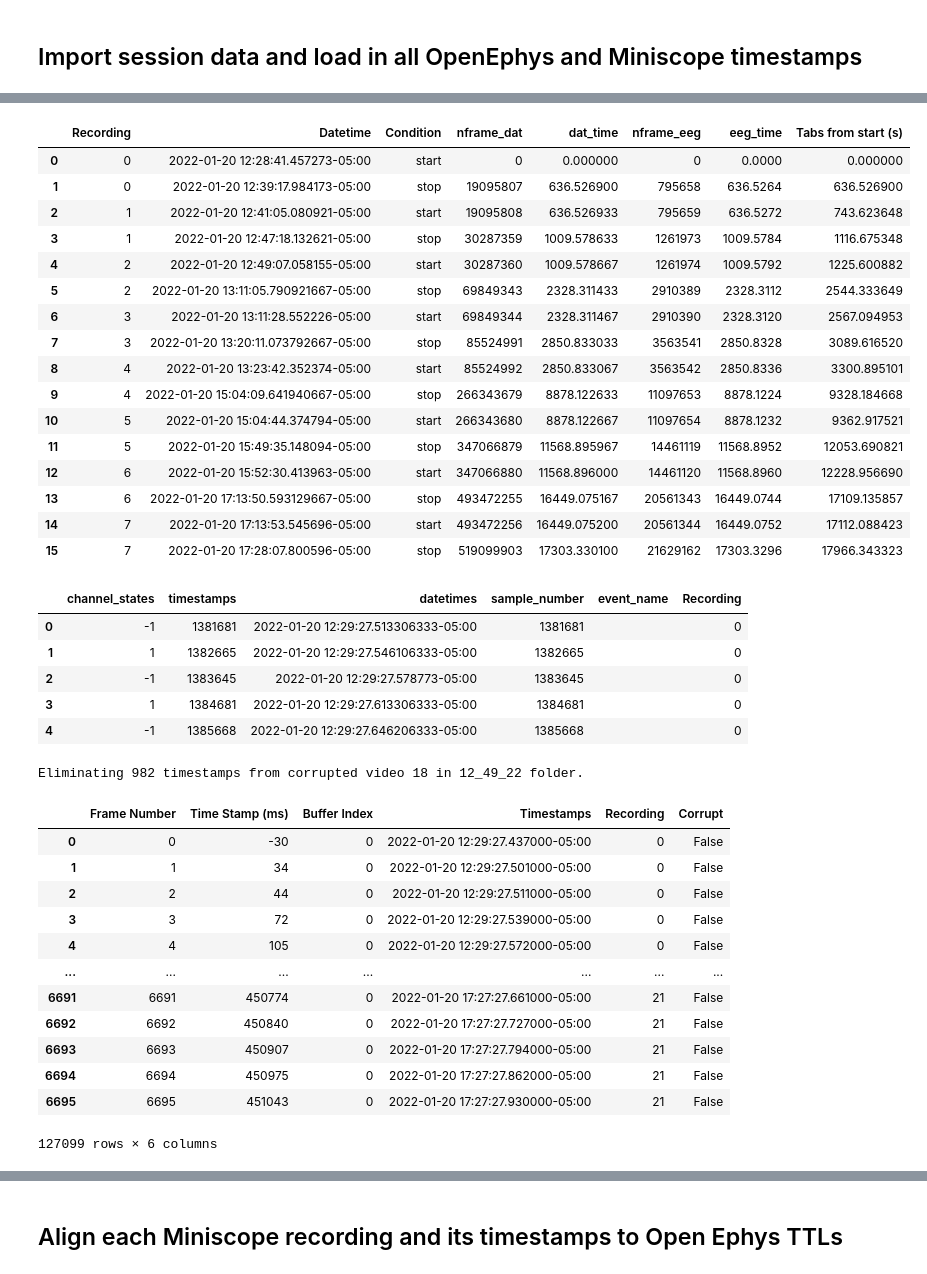
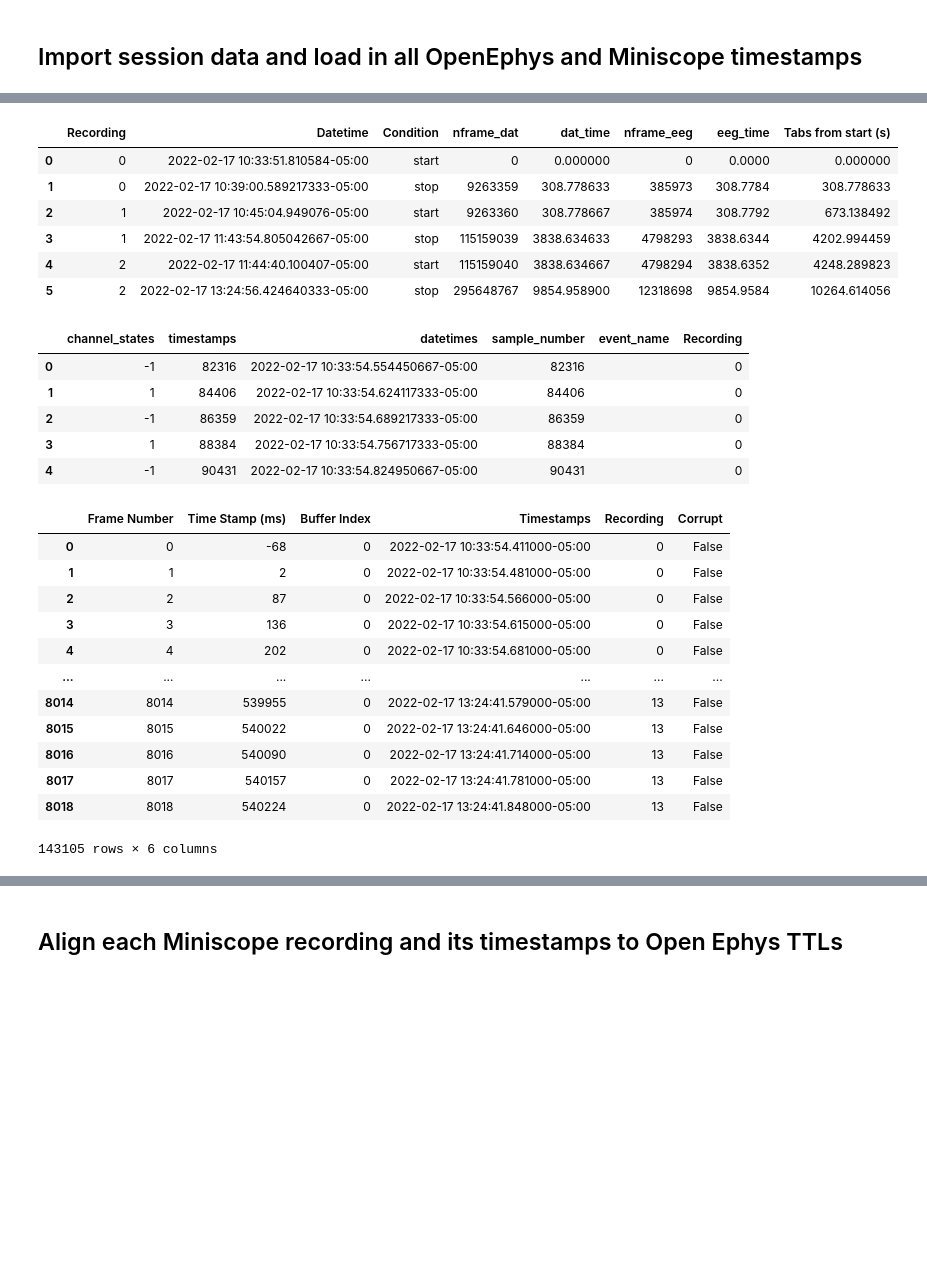
Before and after one commit to nkinsky/NeuroPy, a Jupyter notebook: notebooks/Data_align_Miniscope_to_OpenEphys.ipynb, the cells around one changed output, grey strips where cells are left out. Drawn from its saved outputs; the diff is of its cells as text; code cells hidden in the pictures; blank space fills up the shorter version.

```diff
--- a/notebooks/Data_align_Miniscope_to_OpenEphys.ipynb
+++ b/notebooks/Data_align_Miniscope_to_OpenEphys.ipynb
@@ -39,7 +39,8 @@ from neuropy.core.epoch import Epoch
 ## Import session data and load in all OpenEphys and Miniscope timestamps
 # %%
 # dir_use = Path("/Users/nkinsky/Documents/UM/Working/Trace_FC/Recording_Rats/Finn/2022_01_20_training")
-dir_use = Path("/data2/Trace_FC/Recording_Rats/Finn/2022_01_20_training/")
+# dir_use = Path("/data2/Trace_FC/Recording_Rats/Finn/2022_01_20_training/")
+dir_use = Path("/data3/Psilocybin/Recording_Rats/Finn/2022_02_17_psilocybin/")
 sess = core.ProcessData(dir_use)
 
 # Create sync_df to ID start and end of each recording in concatenated .eeg file
@@ -60,20 +56,10 @@ start time = 2022-01-20 17:13:53.545696-05:00
 |  | Recording | Datetime | Condition | nframe_dat | dat_time | nframe_eeg | eeg_time | Tabs from start (s) |
-| 0 | 0 | 2022-01-20 12:28:41.457273-05:00 | start | 0 | 0.000000 | 0 | 0.0000 | 0.000000 |
-| 1 | 0 | 2022-01-20 12:39:17.984173-05:00 | stop | 19095807 | 636.526900 | 795658 | 636.5264 | 636.526900 |
-| 2 | 1 | 2022-01-20 12:41:05.080921-05:00 | start | 19095808 | 636.526933 | 795659 | 636.5272 | 743.623648 |
-| 3 | 1 | 2022-01-20 12:47:18.132621-05:00 | stop | 30287359 | 1009.578633 | 1261973 | 1009.5784 | 1116.675348 |
-| 4 | 2 | 2022-01-20 12:49:07.058155-05:00 | start | 30287360 | 1009.578667 | 1261974 | 1009.5792 | 1225.600882 |
-| 5 | 2 | 2022-01-20 13:11:05.790921667-05:00 | stop | 69849343 | 2328.311433 | 2910389 | 2328.3112 | 2544.333649 |
-| 6 | 3 | 2022-01-20 13:11:28.552226-05:00 | start | 69849344 | 2328.311467 | 2910390 | 2328.3120 | 2567.094953 |
-| 7 | 3 | 2022-01-20 13:20:11.073792667-05:00 | stop | 85524991 | 2850.833033 | 3563541 | 2850.8328 | 3089.616520 |
-| 8 | 4 | 2022-01-20 13:23:42.352374-05:00 | start | 85524992 | 2850.833067 | 3563542 | 2850.8336 | 3300.895101 |
-| 9 | 4 | 2022-01-20 15:04:09.641940667-05:00 | stop | 266343679 | 8878.122633 | 11097653 | 8878.1224 | 9328.184668 |
-| 10 | 5 | 2022-01-20 15:04:44.374794-05:00 | start | 266343680 | 8878.122667 | 11097654 | 8878.1232 | 9362.917521 |
-| 11 | 5 | 2022-01-20 15:49:35.148094-05:00 | stop | 347066879 | 11568.895967 | 14461119 | 11568.8952 | 12053.690821 |
-| 12 | 6 | 2022-01-20 15:52:30.413963-05:00 | start | 347066880 | 11568.896000 | 14461120 | 11568.8960 | 12228.956690 |
-| 13 | 6 | 2022-01-20 17:13:50.593129667-05:00 | stop | 493472255 | 16449.075167 | 20561343 | 16449.0744 | 17109.135857 |
-| 14 | 7 | 2022-01-20 17:13:53.545696-05:00 | start | 493472256 | 16449.075200 | 20561344 | 16449.0752 | 17112.088423 |
-| 15 | 7 | 2022-01-20 17:28:07.800596-05:00 | stop | 519099903 | 17303.330100 | 21629162 | 17303.3296 | 17966.343323 |
+| 0 | 0 | 2022-02-17 10:33:51.810584-05:00 | start | 0 | 0.000000 | 0 | 0.0000 | 0.000000 |
+| 1 | 0 | 2022-02-17 10:39:00.589217333-05:00 | stop | 9263359 | 308.778633 | 385973 | 308.7784 | 308.778633 |
+| 2 | 1 | 2022-02-17 10:45:04.949076-05:00 | start | 9263360 | 308.778667 | 385974 | 308.7792 | 673.138492 |
+| 3 | 1 | 2022-02-17 11:43:54.805042667-05:00 | stop | 115159039 | 3838.634633 | 4798293 | 3838.6344 | 4202.994459 |
+| 4 | 2 | 2022-02-17 11:44:40.100407-05:00 | start | 115159040 | 3838.634667 | 4798294 | 3838.6352 | 4248.289823 |
+| 5 | 2 | 2022-02-17 13:24:56.424640333-05:00 | stop | 295648767 | 9854.958900 | 12318698 | 9854.9584 | 10264.614056 |
 # %%
 # Load in ALL TTLs
 ttl_chan_use = 1  # TTL channel where OpenEphys inputs go
@@ -82,11 +68,11 @@ ttl_df = ttl_df[ttl_df.channel_states.abs() == ttl_chan_use]
 ttl_df.head(5)
 # %% [output]
 |  | channel_states | timestamps | datetimes | sample_number | event_name | Recording |
-| 0 | -1 | 1381681 | 2022-01-20 12:29:27.513306333-05:00 | 1381681 |  | 0 |
-| 1 | 1 | 1382665 | 2022-01-20 12:29:27.546106333-05:00 | 1382665 |  | 0 |
-| 2 | -1 | 1383645 | 2022-01-20 12:29:27.578773-05:00 | 1383645 |  | 0 |
-| 3 | 1 | 1384681 | 2022-01-20 12:29:27.613306333-05:00 | 1384681 |  | 0 |
-| 4 | -1 | 1385668 | 2022-01-20 12:29:27.646206333-05:00 | 1385668 |  | 0 |
+| 0 | -1 | 82316 | 2022-02-17 10:33:54.554450667-05:00 | 82316 |  | 0 |
+| 1 | 1 | 84406 | 2022-02-17 10:33:54.624117333-05:00 | 84406 |  | 0 |
+| 2 | -1 | 86359 | 2022-02-17 10:33:54.689217333-05:00 | 86359 |  | 0 |
+| 3 | 1 | 88384 | 2022-02-17 10:33:54.756717333-05:00 | 88384 |  | 0 |
+| 4 | -1 | 90431 | 2022-02-17 10:33:54.824950667-05:00 | 90431 |  | 0 |
 # %%
 # Load in miniscope timestamps
 MIO = MiniscopeIO(dir_use)
@@ -94,20 +80,19 @@ MIO.load_all_timestamps(tz="America/Detroit", return_corrupt_times=True)
 
 MIO.times_all
 # %% [output]
+|  | Frame Number | Time Stamp (ms) | Buffer Index | Timestamps | Recording | Corrupt |
+| 0 | 0 | -68 | 0 | 2022-02-17 10:33:54.411000-05:00 | 0 | False |
+| 1 | 1 | 2 | 0 | 2022-02-17 10:33:54.481000-05:00 | 0 | False |
+| 2 | 2 | 87 | 0 | 2022-02-17 10:33:54.566000-05:00 | 0 | False |
+| 3 | 3 | 136 | 0 | 2022-02-17 10:33:54.615000-05:00 | 0 | False |
+| 4 | 4 | 202 | 0 | 2022-02-17 10:33:54.681000-05:00 | 0 | False |
+| ... | ... | ... | ... | ... | ... | ... |
+| 8014 | 8014 | 539955 | 0 | 2022-02-17 13:24:41.579000-05:00 | 13 | False |
+| 8015 | 8015 | 540022 | 0 | 2022-02-17 13:24:41.646000-05:00 | 13 | False |
+| 8016 | 8016 | 540090 | 0 | 2022-02-17 13:24:41.714000-05:00 | 13 | False |
+| 8017 | 8017 | 540157 | 0 | 2022-02-17 13:24:41.781000-05:00 | 13 | False |
+| 8018 | 8018 | 540224 | 0 | 2022-02-17 13:24:41.848000-05:00 | 13 | False |
-Eliminating 982 timestamps from corrupted video 18 in 12_49_22 folder.
+143105 rows × 6 columns
-|  | Frame Number | Time Stamp (ms) | Buffer Index | Timestamps | Recording | Corrupt |
-| 0 | 0 | -30 | 0 | 2022-01-20 12:29:27.437000-05:00 | 0 | False |
-| 1 | 1 | 34 | 0 | 2022-01-20 12:29:27.501000-05:00 | 0 | False |
-| 2 | 2 | 44 | 0 | 2022-01-20 12:29:27.511000-05:00 | 0 | False |
-| 3 | 3 | 72 | 0 | 2022-01-20 12:29:27.539000-05:00 | 0 | False |
-| 4 | 4 | 105 | 0 | 2022-01-20 12:29:27.572000-05:00 | 0 | False |
-| ... | ... | ... | ... | ... | ... | ... |
-| 6691 | 6691 | 450774 | 0 | 2022-01-20 17:27:27.661000-05:00 | 21 | False |
-| 6692 | 6692 | 450840 | 0 | 2022-01-20 17:27:27.727000-05:00 | 21 | False |
-| 6693 | 6693 | 450907 | 0 | 2022-01-20 17:27:27.794000-05:00 | 21 | False |
-| 6694 | 6694 | 450975 | 0 | 2022-01-20 17:27:27.862000-05:00 | 21 | False |
-| 6695 | 6695 | 451043 | 0 | 2022-01-20 17:27:27.930000-05:00 | 21 | False |
-127099 rows × 6 columns
 # %%
 # Get start times of each miniscope video
 ms_start_df = MIO.get_rec_starts()
```
Also changed, not shown: parts of 17 cells of this notebook.
